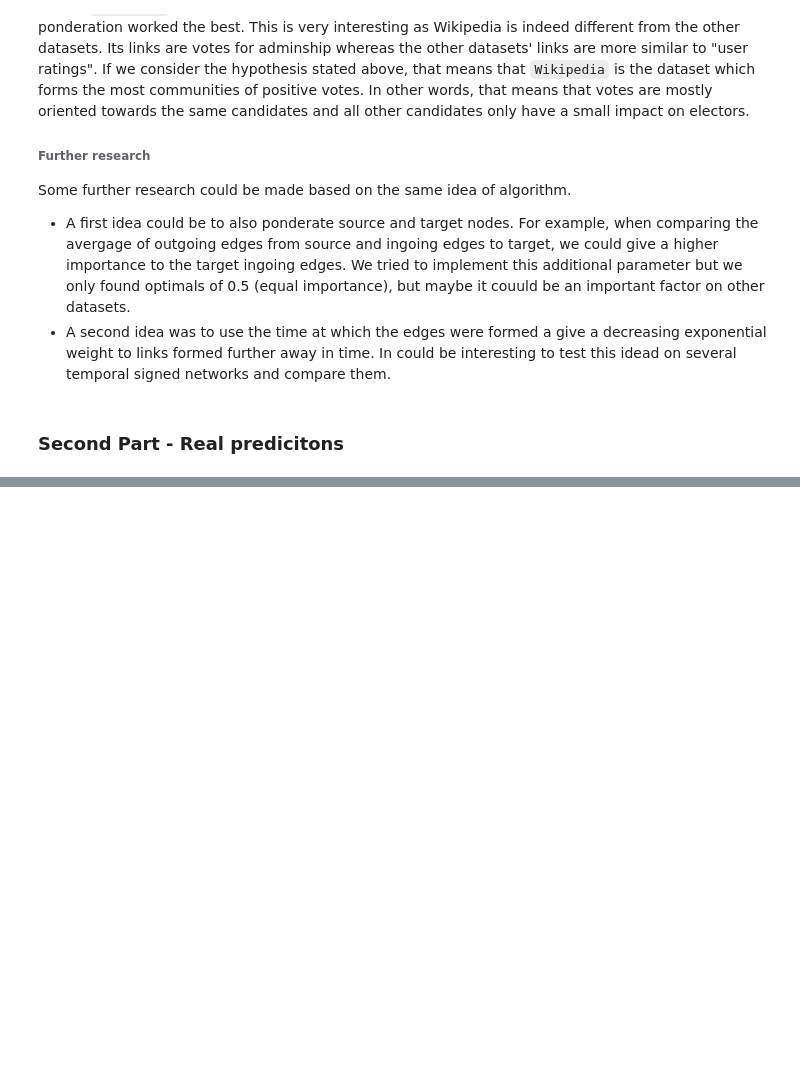
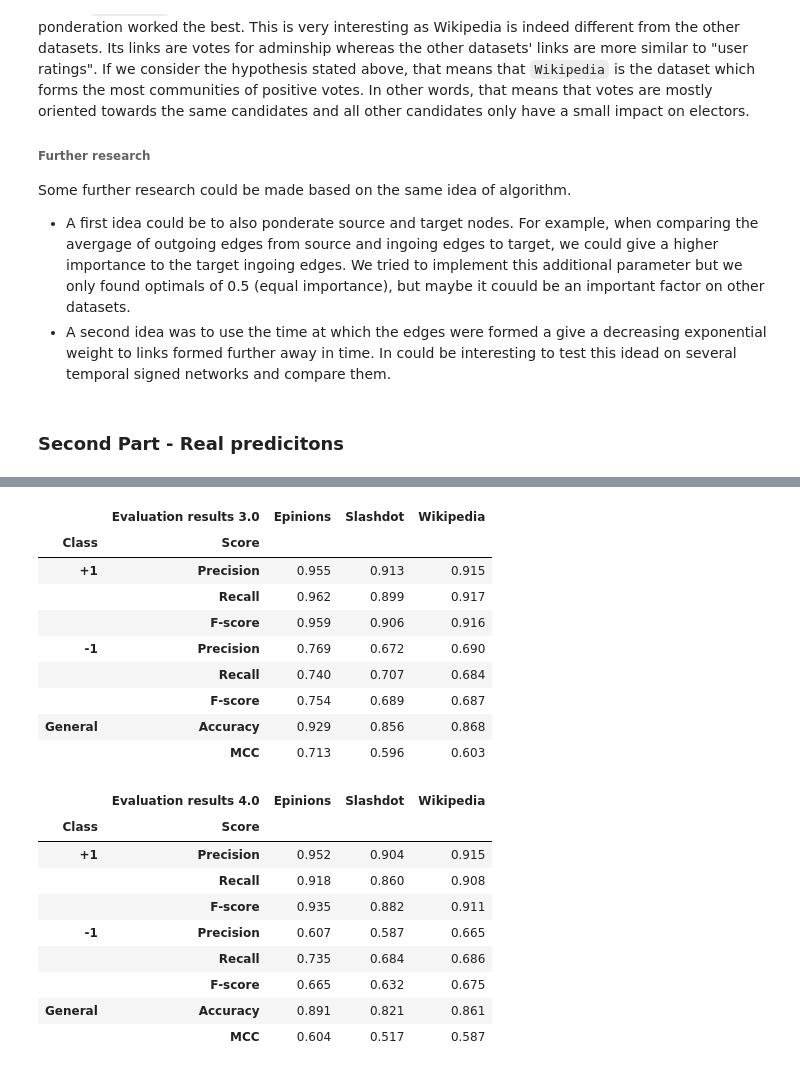
Before and after one commit to epfl-ada/ada-2020-project-milestone-p3-p3_daddario, a Jupyter notebook: creative_extension.ipynb, the cells around one changed output, grey strips where cells are left out. Drawn from its saved outputs; the diff is of its cells as text; code cells hidden in the pictures; blank space fills up the shorter version.

```diff
--- a/creative_extension.ipynb
+++ b/creative_extension.ipynb
@@ -666,0 +637,3 @@ Extension: use dates exponential
+# %%
+evaluation_results4 = evaluation_results.copy()
+evaluation_results4 = evaluation_results4.rename_axis("Evaluation results 4.0", axis=1)
@@ -666,0 +655,24 @@ Extension: use dates exponential
+# %%
+display(evaluation_results3.round(decimals=3))
+display(evaluation_results4.round(decimals=3))
+# %% [output]
+|  | Evaluation results 3.0 | Epinions | Slashdot | Wikipedia |
+| Class | Score |  |  |  |
+| +1 | Precision | 0.955 | 0.913 | 0.915 |
+|  | Recall | 0.962 | 0.899 | 0.917 |
+|  | F-score | 0.959 | 0.906 | 0.916 |
+| -1 | Precision | 0.769 | 0.672 | 0.690 |
+|  | Recall | 0.740 | 0.707 | 0.684 |
+|  | F-score | 0.754 | 0.689 | 0.687 |
+| General | Accuracy | 0.929 | 0.856 | 0.868 |
+|  | MCC | 0.713 | 0.596 | 0.603 |
+|  | Evaluation results 4.0 | Epinions | Slashdot | Wikipedia |
+| Class | Score |  |  |  |
+| +1 | Precision | 0.952 | 0.904 | 0.915 |
+|  | Recall | 0.918 | 0.860 | 0.908 |
+|  | F-score | 0.935 | 0.882 | 0.911 |
+| -1 | Precision | 0.607 | 0.587 | 0.665 |
+|  | Recall | 0.735 | 0.684 | 0.686 |
+|  | F-score | 0.665 | 0.632 | 0.675 |
+| General | Accuracy | 0.891 | 0.821 | 0.861 |
+|  | MCC | 0.604 | 0.517 | 0.587 |
```
Also changed, not shown: parts of 19 cells of this notebook.
